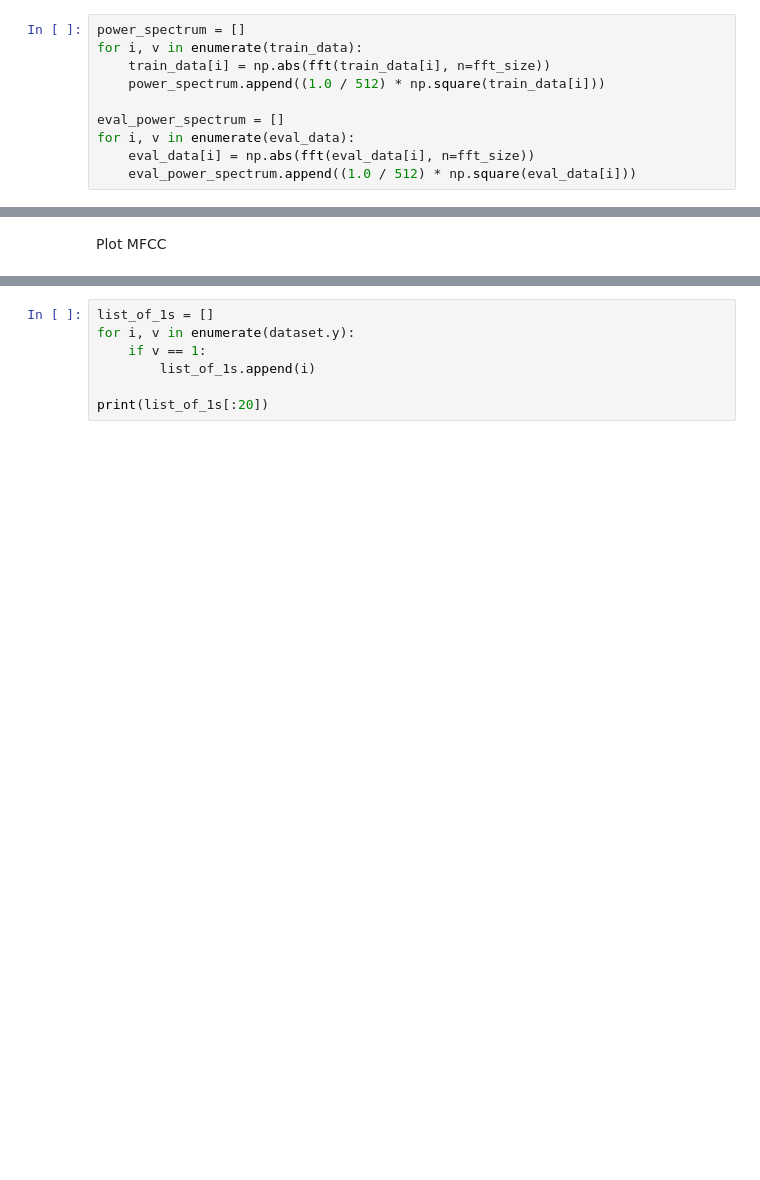
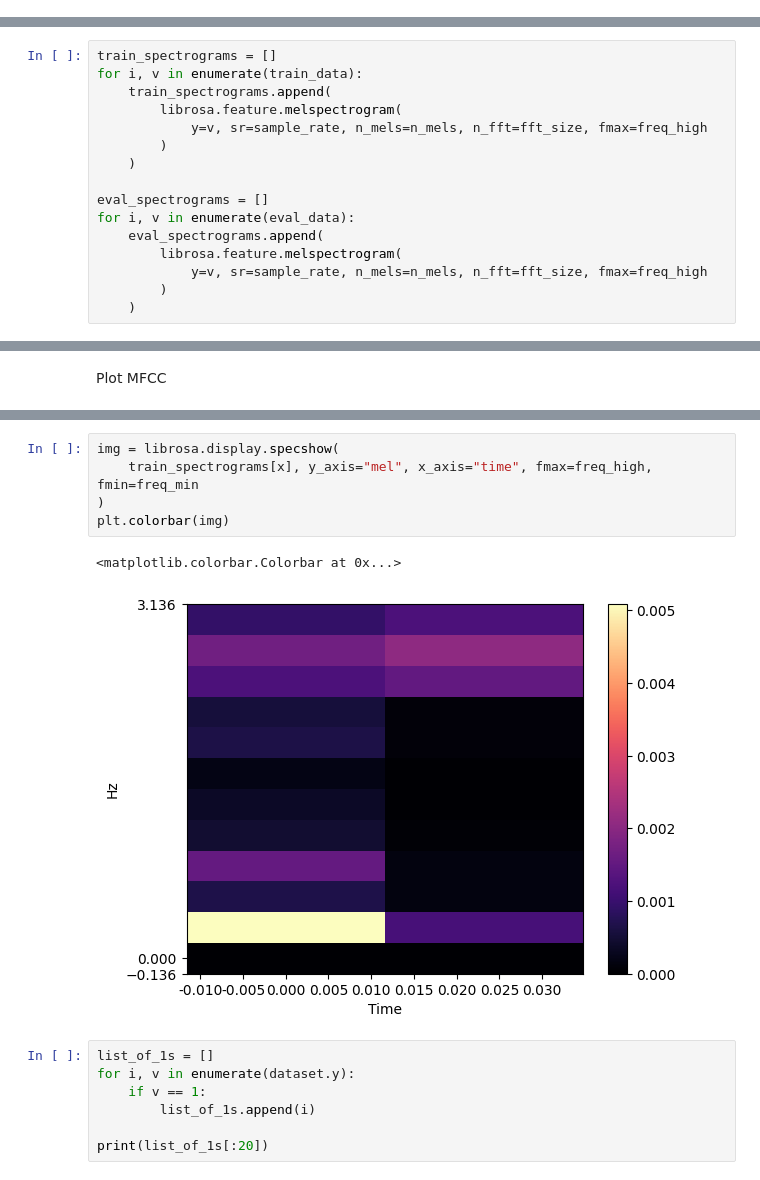
Before and after one commit to Loic017/TinyML-for-Epileptic-Seizures, a Jupyter notebook: seizure_training_undersampling_and_mfcc.ipynb, the cells around one changed output, grey strips where cells are left out. Cells and saved outputs as stored; diff of their text form; blank space fills up the shorter version.

```diff
--- a/seizure_training_undersampling_and_mfcc.ipynb
+++ b/seizure_training_undersampling_and_mfcc.ipynb
@@ -209,10 +191,0 @@ Convert epochs to FFT
-# %%
-power_spectrum = []
-for i, v in enumerate(train_data):
-    train_data[i] = np.abs(fft(train_data[i], n=fft_size))
-    power_spectrum.append((1.0 / 512) * np.square(train_data[i]))
-
-eval_power_spectrum = []
-for i, v in enumerate(eval_data):
-    eval_data[i] = np.abs(fft(eval_data[i], n=fft_size))
-    eval_power_spectrum.append((1.0 / 512) * np.square(eval_data[i]))
@@ -282,2 +202,18 @@ power_spectrum.shape, eval_power_spectrum.shape
+# %%
+train_spectrograms = []
+for i, v in enumerate(train_data):
+    train_spectrograms.append(
+        librosa.feature.melspectrogram(
+            y=v, sr=sample_rate, n_mels=n_mels, n_fft=fft_size, fmax=freq_high
+        )
+    )
+
+eval_spectrograms = []
+for i, v in enumerate(eval_data):
+    eval_spectrograms.append(
+        librosa.feature.melspectrogram(
+            y=v, sr=sample_rate, n_mels=n_mels, n_fft=fft_size, fmax=freq_high
+        )
+    )
 # %% [markdown]
 MFCC
@@ -297,3 +284,11 @@ Plot MFCC
+# %%
+img = librosa.display.specshow(
+    train_spectrograms[x], y_axis="mel", x_axis="time", fmax=freq_high, fmin=freq_min
+)
+plt.colorbar(img)
+# %% [output]
+<matplotlib.colorbar.Colorbar at 0x...>
+[figure, added]
 # %%
 list_of_1s = []
 for i, v in enumerate(dataset.y):
```
Also changed, not shown: parts of 49 cells of this notebook, 1 other file.
